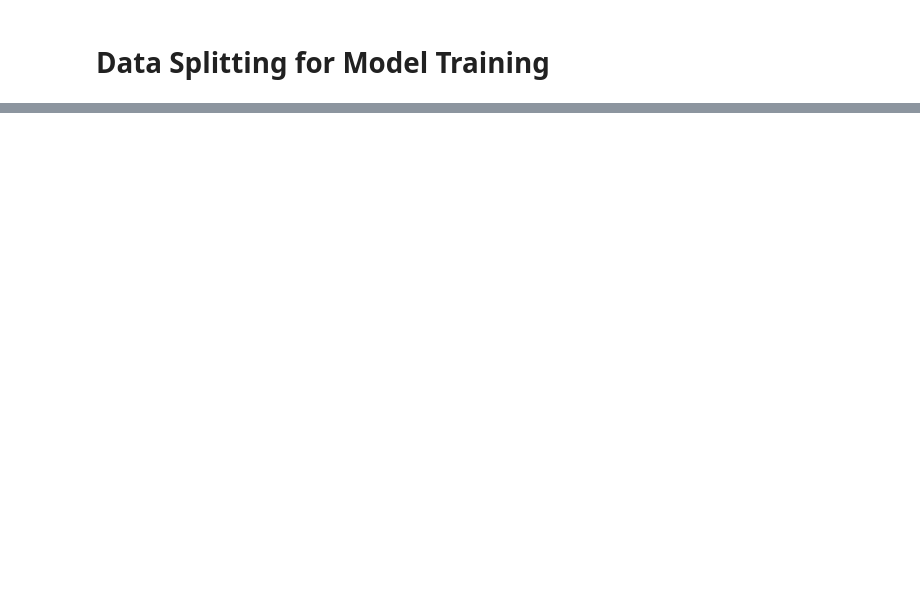
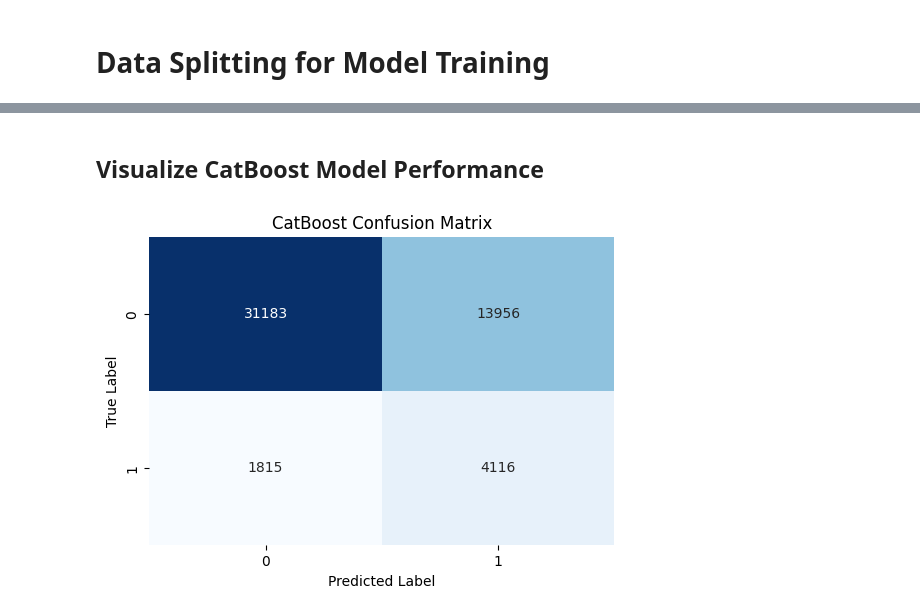
Before and after one commit to it21813702/ML_Assignment_1, a Jupyter notebook: ML_Assignment_p2.ipynb, the cells around one changed output, grey strips where cells are left out. Saved outputs shown, nothing was run; the diff lists cells and outputs as text; code cells hidden in the pictures; blank space fills up the shorter version.

Commit message:
implemented catboost classifier, complete

```diff
--- a/ML_Assignment_p2.ipynb
+++ b/ML_Assignment_p2.ipynb
@@ -607,0 +691,11 @@ for col in categorical_cols:
+# %%
+from catboost import CatBoostClassifier
+from sklearn.model_selection import GridSearchCV, StratifiedKFold
+
+# Compute class weights for imbalanced data.
+# This helps the model pay more attention to the minority class.
+neg_count = sum(y_train == 0)
+pos_count = sum(y_train == 1)
+class_weights = [1, neg_count / pos_count]
+
+print("Class weights for CatBoost:", class_weights)
@@ -607,0 +836,22 @@ for col in categorical_cols:
+# %% [markdown]
+## Visualize CatBoost Model Performance
+# %%
+# confusion matrix
+
+import matplotlib.pyplot as plt
+import seaborn as sns
+
+
+# Compute the confusion matrix.
+cm_cat = confusion_matrix(y_test, y_pred_cat)
+
+
+# Plot the confusion matrix using a heatmap.
+plt.figure(figsize=(6, 4))
+sns.heatmap(cm_cat, annot=True, fmt='d', cmap='Blues', cbar=False)
+plt.xlabel('Predicted Label')
+plt.ylabel('True Label')
+plt.title('CatBoost Confusion Matrix')
+plt.show()
+# %% [output]
+[figure, added]
```
Also changed, not shown: parts of 21 cells of this notebook.
